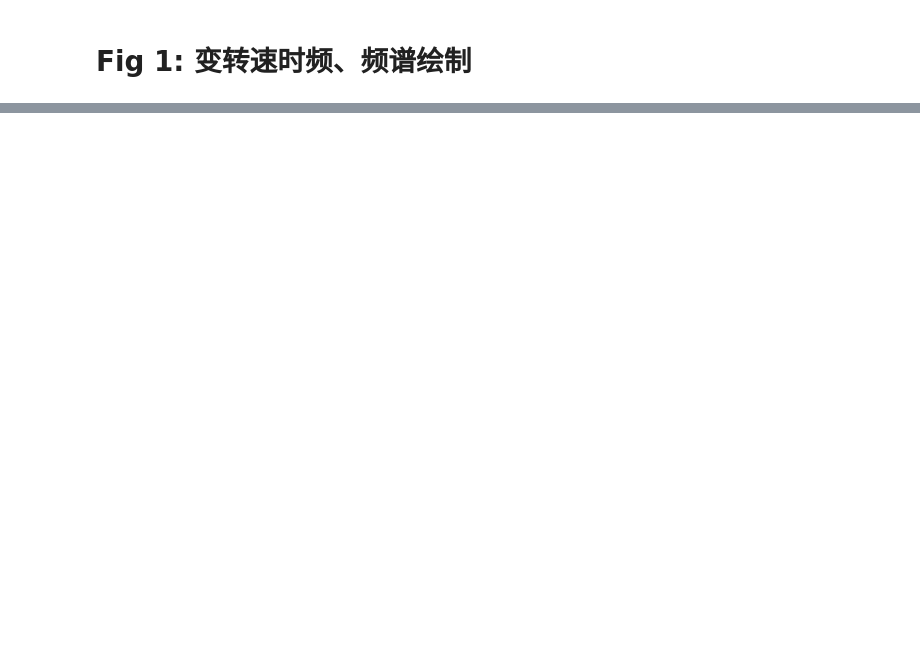
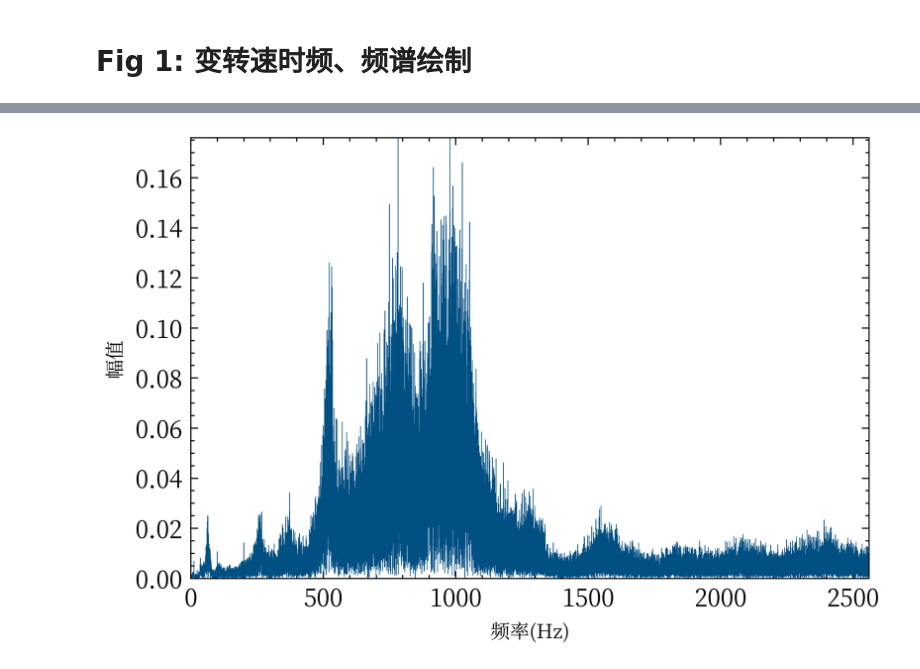
Before and after one commit to bakulaibuji/AdaClust_CompoundFaults, a Jupyter notebook: plot/plot.ipynb, the cells around one changed output, grey strips where cells are left out. Saved outputs shown, nothing was run; the diff lists cells and outputs as text; code cells hidden in the pictures; blank space fills up the shorter version.

```diff
--- a/plot/plot.ipynb
+++ b/plot/plot.ipynb
@@ -48,0 +90,13 @@ labels
+# %%
+fig, ax = plt.subplots(1, 1, figsize=(6 / 1.2, 4 / 1.2), dpi=600)
+fre, amp = FFT.fft(sig, sampling_frequency)
+ax.plot(fre, amp, color=(0, 80 / 255, 131 / 255), linewidth=0.25)
+ax.set_xlabel('频率(Hz)')
+ax.set_ylabel('幅值')
+# change xlim to set_xlim
+ax.set_xlim(0, 5120 / 2)
+ax.set_ylim(0, 0.176)
+plt.savefig('figs/varied_signal_fft.png', dpi=300, bbox_inches='tight',
+            pad_inches=0, transparent=True)
+# %% [output]
+[figure, added]
```
Also changed, not shown: parts of 6 cells of this notebook, 6 other files.
